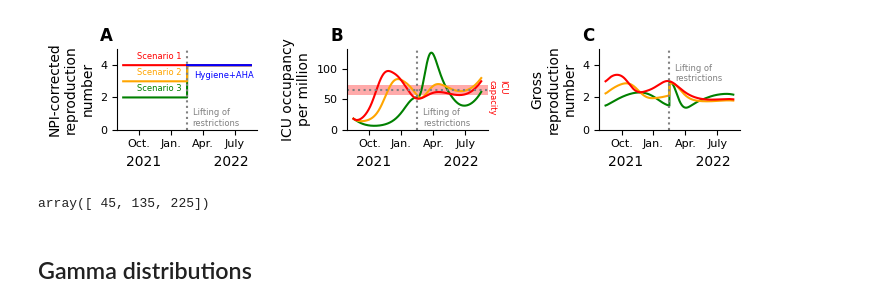
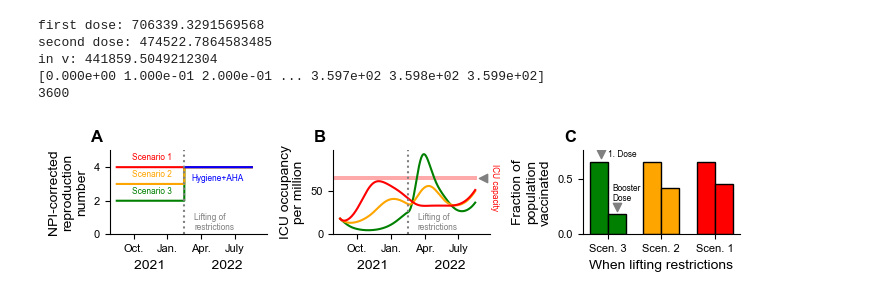
Before and after one commit to Priesemann-Group/covid19_winter_dilemma, a Jupyter notebook: notebooks/model_tests.ipynb, the cells around one changed output. Cells and saved outputs as stored; diff of their text form; code cells hidden in the pictures.

Commit message:
Panel 3
Panel 3 updated

```diff
--- a/notebooks/model_tests.ipynb
+++ b/notebooks/model_tests.ipynb
@@ -41,9 +39,9 @@ params = {
     'omega_n_b': 1./(12*30),
     'chi_0': 0.1,
     'chi_1': 0.2,
-    'alpha_w': 0.008,
-    'alpha_u': 0.01,
-    'alpha_R': 0.008,
+    'alpha_w': 0.018,
+    'alpha_u': 0.008,
+    'alpha_R': 0.01,
     'e_R': 0.,
     'e_u': 0.,
     'e_w': 0.,
@@ -86,3 +86,15 @@ plotting.overview(m3, path="./figures/scenario3.pdf", silent=True)
+# %%
+print('first dose:',m1.chopped_data()[-1,9])
+print('second dose:',m1.chopped_data()[-1,10])
+print('in v:',m1.chopped_data()[-1,1])
+print(m.times)
+print(len(m1.chopped_data()[:,9]))
+# %% [output]
+first dose: 706339.3291569568
+second dose: 474522.7864583485
+in v: 441859.5049212304
+[0.000e+00 1.000e-01 2.000e-01 ... 3.597e+02 3.598e+02 3.599e+02]
+3600
 # %%
 #mpl.rcParams['font.sans-serif'] = "Arial"
 fig = plt.figure(figsize=(7, 1.5), constrained_layout=True)
@@ -90,7 +102,7 @@ grid = fig.add_gridspec(ncols=3, nrows=1, wspace=0.1)
 
 ax1 = fig.add_subplot(grid[0])
 ax2 = fig.add_subplot(grid[1], sharex=ax1)
-ax3 = fig.add_subplot(grid[2], sharex=ax1, sharey=ax1)
+ax3 = fig.add_subplot(grid[2])
 
 c = {
     'low':'green', 'mid':'orange', 'high':'red', 'free':'blue',
@@ -100,49 +112,65 @@ tmp = [c['low'],c['mid'],c['high']]
 for i,m in enumerate([m1,m2,m3]):
     ax1.plot(m.times, list(map(m.R_0, m.times)), color=tmp[i])
     ax2.plot(m.times, m.chopped_data()[:,7], color=tmp[i])
-    ax3.plot(m.times, list(map(m.Rt, m.times)), color=tmp[i])
+    #ax3.bar((i+1)*1.5, m.chopped_data()[-1,1]/1e6, 1, align='center', color=tmp[i])
+    ax3.bar((i+1)*1.5-0.25, m.chopped_data()[1800,9]/1e6, 0.5, align='center', color=tmp[i], edgecolor='black' , zorder=-1)
+    ax3.bar((i+1)*1.5+0.25, m.chopped_data()[1800,10]/1e6, 0.5, align='center', color=tmp[i], edgecolor='black',  zorder=-1 )
+
 
 ax1.plot(m1.times[1800:], list(map(m1.R_0, m1.times[1800:])), color=c['free'])
 
-for ax in [ax1,ax2,ax3]:
+for ax in [ax1,ax2]:
     ax.axvline(180, ls=':', color=c['line'])
     ax.set_xlabel('2021            2022')
+
+ax3.set_xlabel('When lifting restrictions')
 
 ax1.set_ylim(0,5)
 ax2.set_ylim(0,None)
 
 ax1.set_ylabel("NPI-corrected\nreproduction\nnumber")
 ax2.set_ylabel("ICU occupancy\nper million")
-ax3.set_ylabel("Gross\nreproduction\nnumber")
+ax3.set_ylabel("Fraction of\npopulation\nvaccinated")
 
+#Panel 1
 ax1.text(40,2.0+0.4,'Scenario 3', size=6, color=c['low'])
 ax1.text(40,3.0+0.4,'Scenario 2', size=6, color=c['mid'])
 ax1.text(40,4.0+0.4,'Scenario 1', size=6, color=c['high'])
 ax1.text(200,3.2,'Hygiene+AHA', size=6, color=c['free'])
 
+#Lifting of restrictions
 ax1.text(0.54,0.05,'Lifting of\nrestrictions', size=6, color=c['line'], transform=ax1.transAxes)
 ax2.text(0.54,0.05,'Lifting of\nrestrictions', size=6, color=c['line'], transform=ax2.transAxes)
-ax3.text(0.54,0.60,'Lifting of\nrestrictions', size=6, color=c['line'], transform=ax3.transAxes)
+
 
 ax1.text(-.12,1.1,'A', size=12, weight='bold', color='black', transform=ax1.transAxes)
 ax2.text(-.12,1.1,'B', size=12, weight='bold', color='black', transform=ax2.transAxes)
 ax3.text(-.12,1.1,'C', size=12, weight='bold', color='black', transform=ax3.transAxes)
 
-ax2.axhline(65, ls=':', color=c['line'])
-ax2.axhspan(65-8,65+8, facecolor=c['ICUcap'], edgecolor=None)
-ax2.text(1,0.2,'ICU\ncapacity', size=6, color='red', rotation=-90, transform=ax2.transAxes)
+#ax2.axhline(65, ls=':', color=c['line'])
+ax2.axhspan(65-2,65+2, xmax=0.92, facecolor=c['ICUcap'], edgecolor=None, zorder=-1)
+ax2.text(1.0,0.3,'ICU capacity', size=6, color='red', rotation=-90, transform=ax2.transAxes)
+ax2.scatter(380,65, marker="<", color='grey')
 
-# Jan, Feb, Mar, Apr, May, June, July, Aug, Sept, Oct, Nov, Dec
-xticks = np.arange(45,360,90) # 15th of months
-plt.xticks(xticks,['Oct.','Jan.','Apr.','July'])
+
+
+ax1.set_xticks([45, 135, 45+2*90, 45+3*90])
+ax1.set_xticklabels(['Oct.','Jan.','Apr.','July'])
+
+
+ax3_x = [1.5,3,4.5]
+ax3labels=['Scen. 3', 'Scen. 2', 'Scen. 1']
+ax3.set_xticks(ax3_x)
+ax3.set_xticklabels(ax3labels)
+#ax3.text(1.63,0.65,'1. Dose', size=6, color='black')
+#ax3.scatter(1.75,0.6, marker="<", color='grey')
+ax3.text(1.5,0.7,'1. Dose', size=6, color='black')
+ax3.scatter(1.3,0.72, marker="v", color='grey')
+
+ax3.text(1.62,0.3,'Booster\nDose', size=6, color='black')
+ax3.scatter(1.75,0.25, marker="v", color='grey')
 
 plt.show()
 fig.savefig("./figures/paper_fig1.pdf")
 # %% [output]
-[figure, old version]
+[figure, new version]
-# %%
-xticks
-# %% [output]
-array([ 45, 135, 225])
-# %% [markdown]
-## Gamma distributions
```
Also changed, not shown: parts of 6 cells of this notebook, 2 other files.
